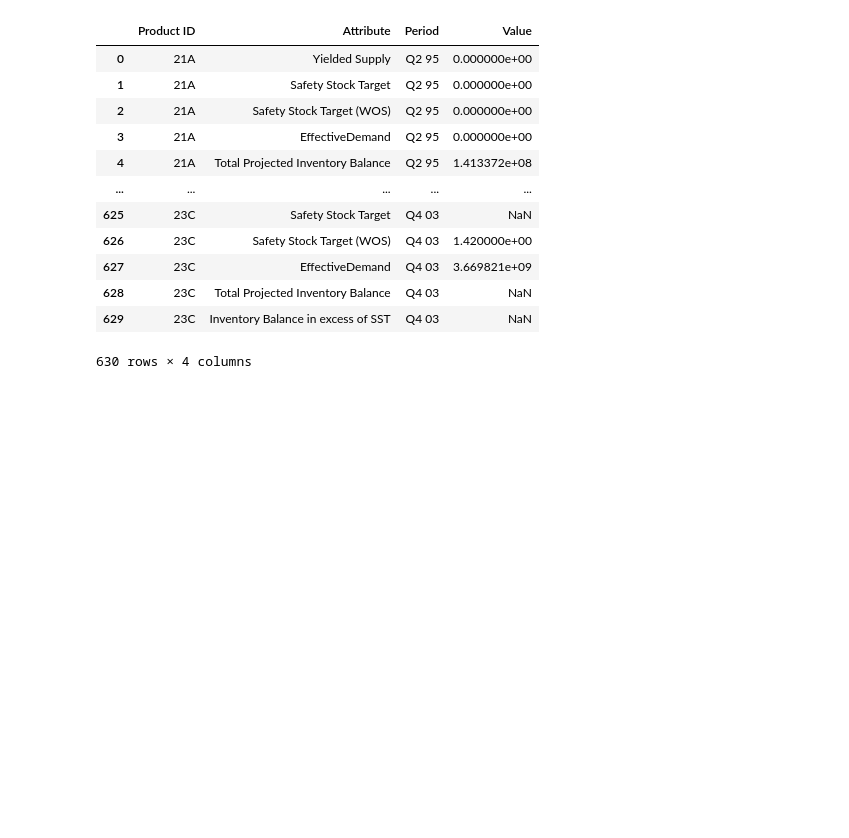
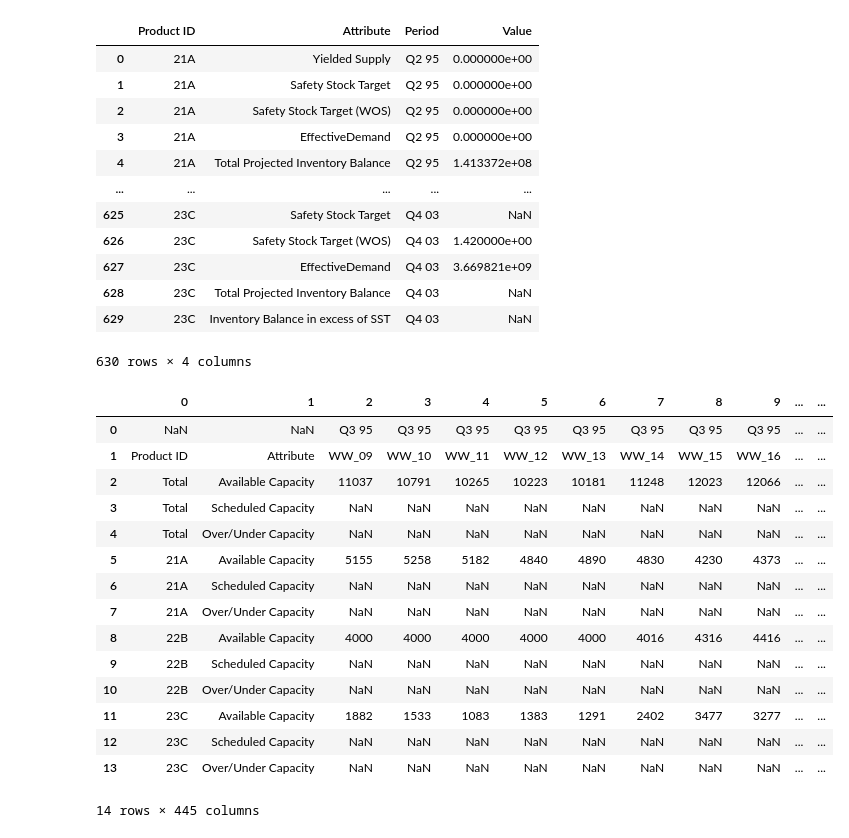
Before and after one commit to B3rser/OPPS-Micron, a Jupyter notebook: preparateTables.ipynb, the cells around one changed output. Saved outputs shown, nothing was run; the diff lists cells and outputs as text; code cells hidden in the pictures; blank space fills up the shorter version.

```diff
--- a/preparateTables.ipynb
+++ b/preparateTables.ipynb
@@ -46,4 +46,23 @@ dataframes[0]
 | 628 | 23C | Total Projected Inventory Balance | Q4 03 | NaN |
 | 629 | 23C | Inventory Balance in excess of SST | Q4 03 | NaN |
 630 rows × 4 columns
+# %%
+dataframes[4]
+# %% [output]
+|  | 0 | 1 | 2 | 3 | 4 | 5 | 6 | 7 | 8 | 9 | ... | ... |
+| 0 | NaN | NaN | Q3 95 | Q3 95 | Q3 95 | Q3 95 | Q3 95 | Q3 95 | Q3 95 | Q3 95 | ... | ... |
+| 1 | Product ID | Attribute | WW_09 | WW_10 | WW_11 | WW_12 | WW_13 | WW_14 | WW_15 | WW_16 | ... | ... |
+| 2 | Total | Available Capacity | 11037 | 10791 | 10265 | 10223 | 10181 | 11248 | 12023 | 12066 | ... | ... |
+| 3 | Total | Scheduled Capacity | NaN | NaN | NaN | NaN | NaN | NaN | NaN | NaN | ... | ... |
+| 4 | Total | Over/Under Capacity | NaN | NaN | NaN | NaN | NaN | NaN | NaN | NaN | ... | ... |
+| 5 | 21A | Available Capacity | 5155 | 5258 | 5182 | 4840 | 4890 | 4830 | 4230 | 4373 | ... | ... |
+| 6 | 21A | Scheduled Capacity | NaN | NaN | NaN | NaN | NaN | NaN | NaN | NaN | ... | ... |
+| 7 | 21A | Over/Under Capacity | NaN | NaN | NaN | NaN | NaN | NaN | NaN | NaN | ... | ... |
+| 8 | 22B | Available Capacity | 4000 | 4000 | 4000 | 4000 | 4000 | 4016 | 4316 | 4416 | ... | ... |
+| 9 | 22B | Scheduled Capacity | NaN | NaN | NaN | NaN | NaN | NaN | NaN | NaN | ... | ... |
+| 10 | 22B | Over/Under Capacity | NaN | NaN | NaN | NaN | NaN | NaN | NaN | NaN | ... | ... |
+| 11 | 23C | Available Capacity | 1882 | 1533 | 1083 | 1383 | 1291 | 2402 | 3477 | 3277 | ... | ... |
+| 12 | 23C | Scheduled Capacity | NaN | NaN | NaN | NaN | NaN | NaN | NaN | NaN | ... | ... |
+| 13 | 23C | Over/Under Capacity | NaN | NaN | NaN | NaN | NaN | NaN | NaN | NaN | ... | ... |
+14 rows × 445 columns
 # %%
```
Also changed, not shown: parts of 4 cells of this notebook, 1 other file.
